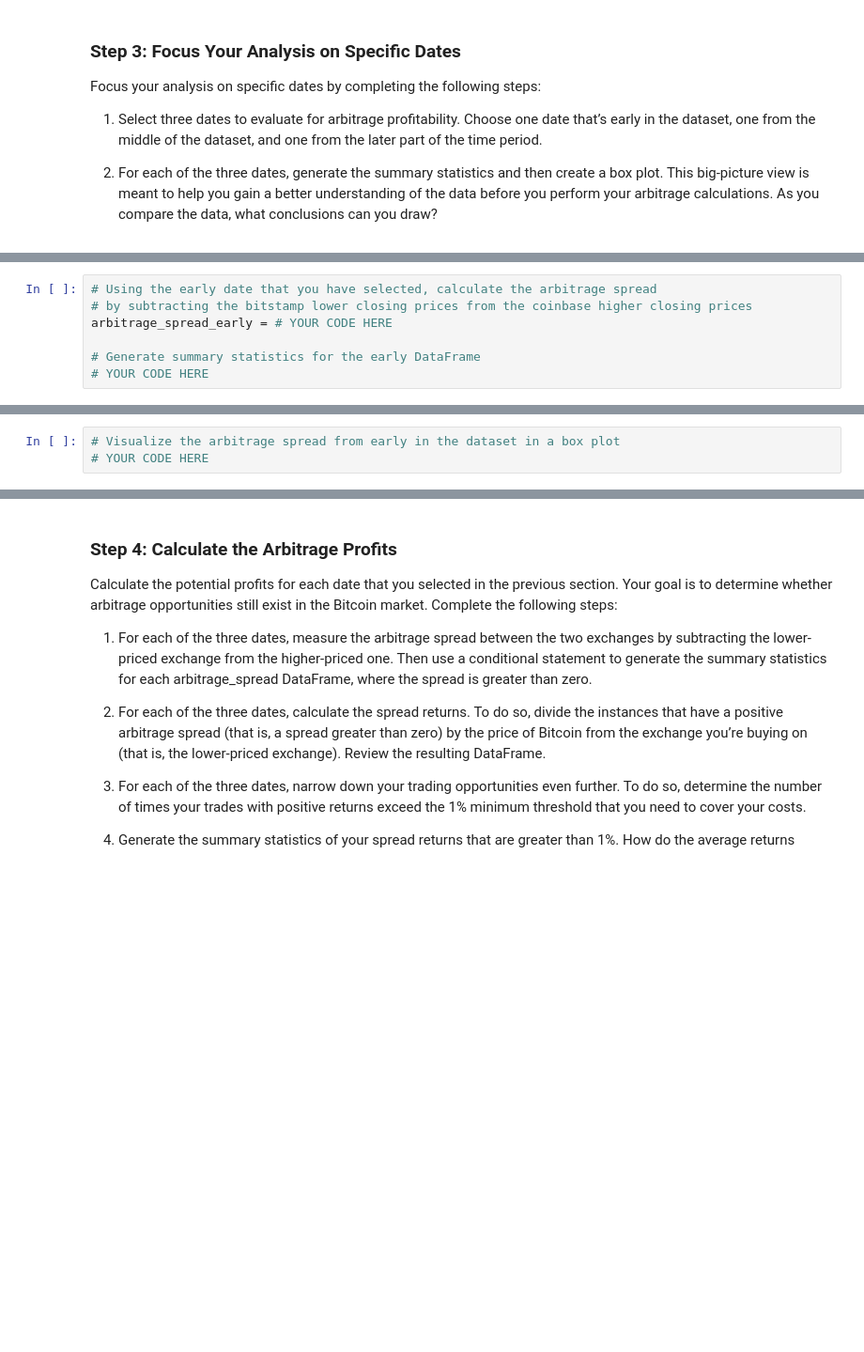
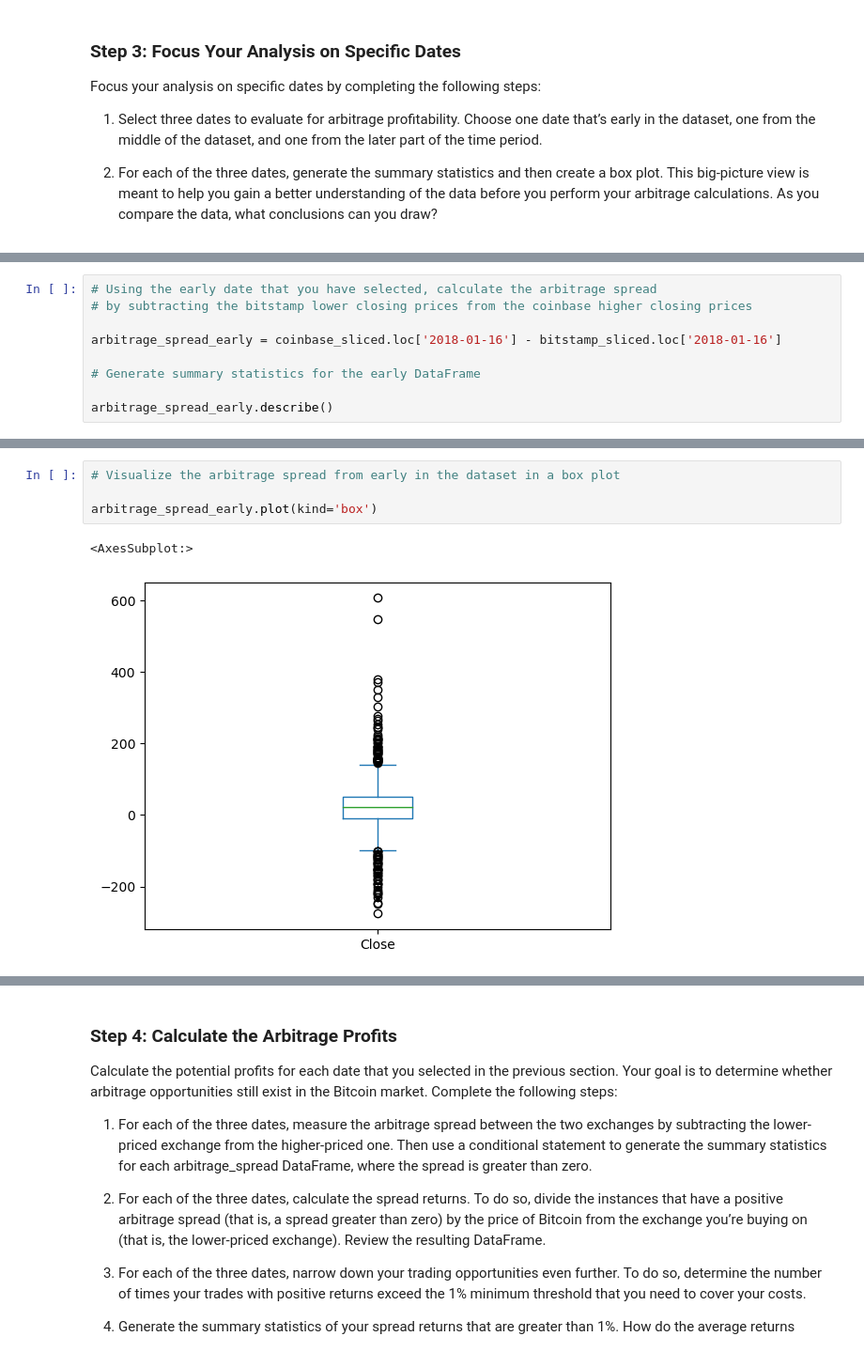
Before and after one commit to aj-0524/FinTech-Ch3, a Jupyter notebook: crypto_arbitrage.ipynb, the cells around one changed output, grey strips where cells are left out. Shown: that part at 94% size. Cells and saved outputs as stored; diff of their text form; blank space fills up the shorter version.

```diff
--- a/crypto_arbitrage.ipynb
+++ b/crypto_arbitrage.ipynb
@@ -323,7 +328,9 @@ Focus your analysis on specific dates by completing the following steps:
 # %%
 # Using the early date that you have selected, calculate the arbitrage spread
 # by subtracting the bitstamp lower closing prices from the coinbase higher closing prices
-arbitrage_spread_early = # YOUR CODE HERE
+
+arbitrage_spread_early = coinbase_sliced.loc['2018-01-16'] - bitstamp_sliced.loc['2018-01-16']
 
 # Generate summary statistics for the early DataFrame
-# YOUR CODE HERE
+
+arbitrage_spread_early.describe()
@@ -330,6 +347,10 @@ arbitrage_spread_early = # YOUR CODE HERE
 # %%
 # Visualize the arbitrage spread from early in the dataset in a box plot
-# YOUR CODE HERE
+
+arbitrage_spread_early.plot(kind='box')
+# %% [output]
+<AxesSubplot:>
+[figure, added]
 # %%
 # Create an overlay plot that visualizes the two dataframes over a period of one day from the middle of the dataset.
 # Be sure that the plots include the parameters `legend`, `figsize`, `title`, `color` and `label`
```
Also changed, not shown: parts of 19 cells of this notebook.
